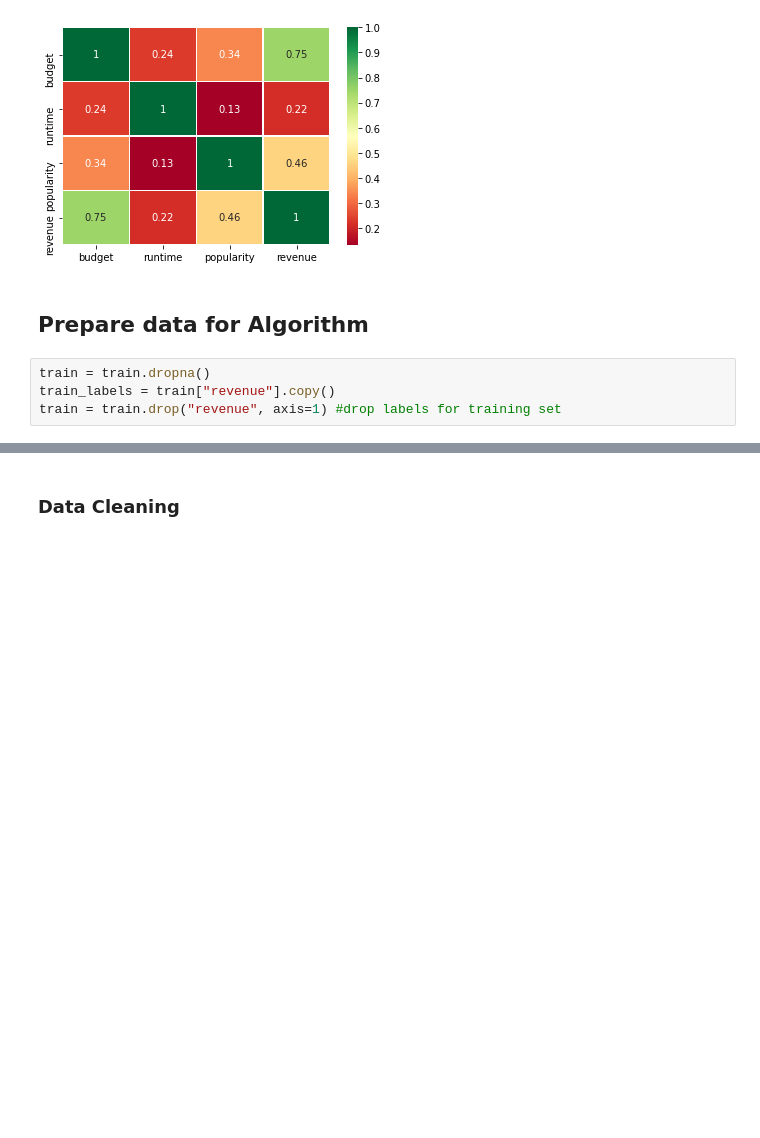
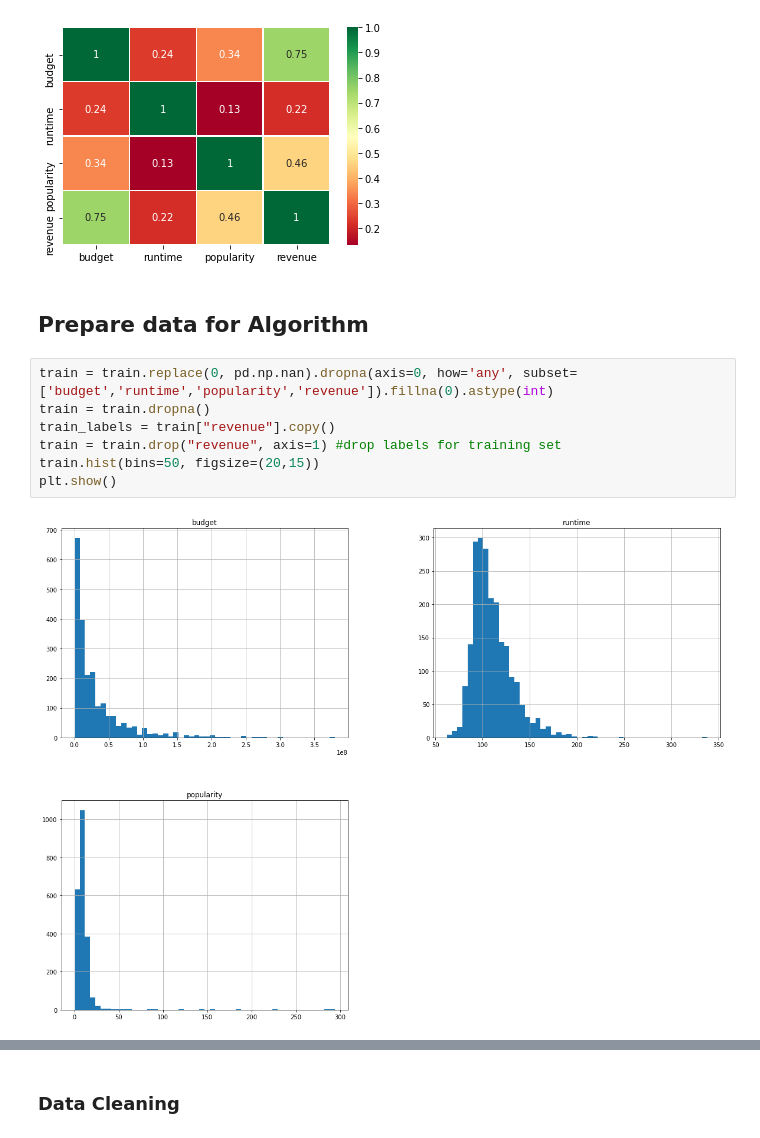
Before and after one commit to h181226/ML_assignment_2, a Jupyter notebook: nbs/ML_Assignment.ipynb, the cells around one changed output, grey strips where cells are left out. Saved outputs shown, nothing was run; the diff lists cells and outputs as text; blank space fills up the shorter version.

```diff
--- a/nbs/ML_Assignment.ipynb
+++ b/nbs/ML_Assignment.ipynb
@@ -113,6 +110,11 @@ sns.heatmap(corr_matrix, annot=True,cmap='RdYlGn',linewidths=0.2)
 # %% [markdown]
 ## Prepare data for Algorithm
 # %%
+train = train.replace(0, pd.np.nan).dropna(axis=0, how='any', subset=['budget','runtime','popularity','revenue']).fillna(0).astype(int)
 train = train.dropna()
 train_labels = train["revenue"].copy()
 train = train.drop("revenue", axis=1) #drop labels for training set
+train.hist(bins=50, figsize=(20,15))
+plt.show()
+# %% [output]
+[figure, added]
```
Also changed, not shown: parts of 6 cells of this notebook, 4 other files.
